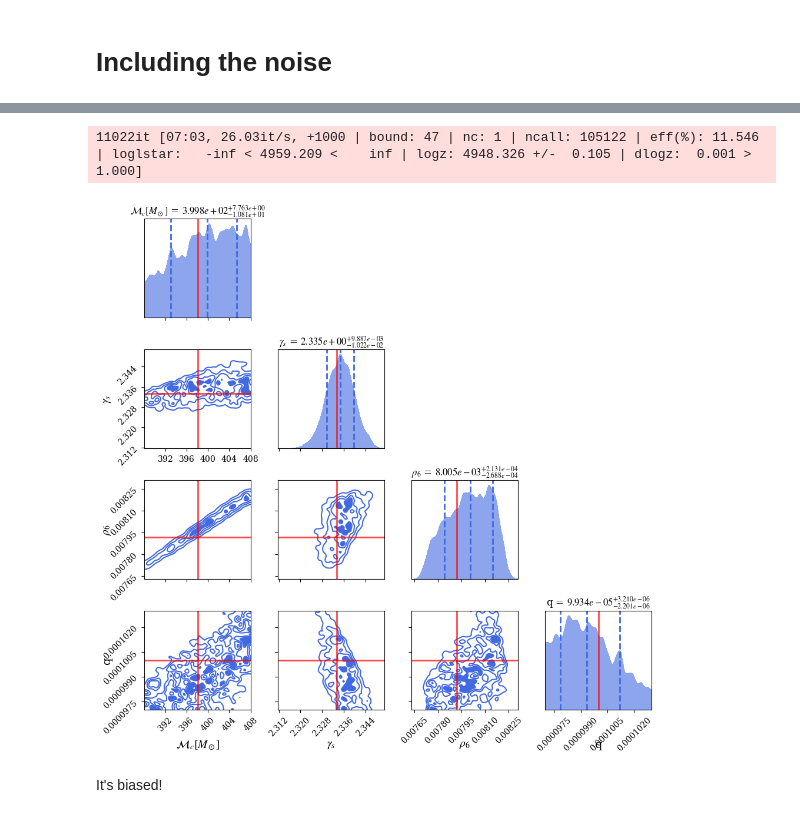
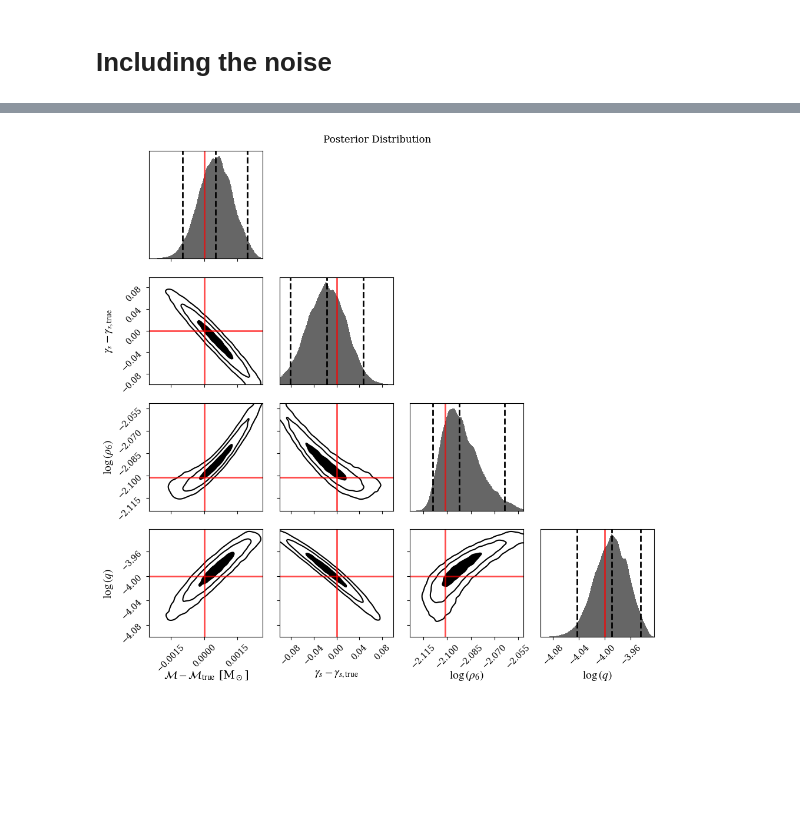
Before and after one commit to nicolegrillo/BinaryEvolution, a Jupyter notebook: stats_analysis/results/single_envs/DARK-MATTER-only.ipynb, the cells around one changed output, grey strips where cells are left out. Saved outputs shown, nothing was run; the diff lists cells and outputs as text; code cells hidden in the pictures; blank space fills up the shorter version.

```diff
--- a/stats_analysis/results/single_envs/DARK-MATTER-only.ipynb
+++ b/stats_analysis/results/single_envs/DARK-MATTER-only.ipynb
@@ -652,12 +380,0 @@ def noisy_get_ll_fft(x: np.ndarray) -> np.ndarray:
-# %%
-# Initialize the nested sampler
-# Use 500 - 2000 live points. You need a lot, otherwise you may miss the high-likelihood region!
-noisy_sampler = dynesty.NestedSampler(noisy_get_ll_fft, noisy_ptform, 4, nlive=1000, bound='single')
-
-# Run the nested sampling
-noisy_sampler.run_nested(dlogz=1)
-
-# Extract the results
-noisy_results = noisy_sampler.results
-# %% [output]
-11022it [07:03, 26.03it/s, +1000 | bound: 47 | nc: 1 | ncall: 105122 | eff(%): 11.546 | loglstar:   -inf < 4959.209 <    inf | logz: 4948.326 +/-  0.105 | dlogz:  0.001 >  1.000]
@@ -680,25 +381,20 @@ noisy_custom_results = CustomResults(noisy_transformed_samples, noisy_log_weight
-# %%
-labels = [r"$\mathcal{M}_c [M_\odot]$", r"$\gamma_s$", r"$\rho_6$", r"q"]
-
-# Plot using dyplot.cornerplot with custom results structure
-fig, axes = dyplot.cornerplot(
-    noisy_custom_results,
-    labels=labels,
-    show_titles=True,
-    title_fmt=".3e",
-    title_kwargs={"fontsize": 12},
-    quantiles=[0.16, 0.5, 0.84],
-    truths=[true_value[0]/MSUN, true_value[2], true_value[1], true_value[3]],
-    color='royalblue',
-    truth_color='red',
-)
-
-# Customize the x-axis tick labels to scientific notation
-axes[1, 0].xaxis.set_major_formatter(ScalarFormatter(useMathText=True))
-
-plt.tight_layout()
-plt.show()
-# %% [output]
-[figure, removed]
-# %% [markdown]
-It's biased!
+# %%
+with open('sampling-results/dm-results/sampling_results_dmN.pkl', 'rb') as f:
+    resultsN = pickle.load(f)
+# %%
+labels = [r"$\mathcal{M} - \mathcal{M}_\mathrm{true}$ [M$_\odot$]", r"$\gamma_s - \gamma_{s,\mathrm{true}}$", r"$\log{(\rho_6)}$", r"$\log{(q)}$"]
+quantiles_2d = [1 - np.exp(-(x ** 2) / 2) for x in [1, 2, 3]]
+
+fig, axes = dyplot.cornerplot(
+    resultsN,
+    labels=labels,
+    quantiles_2d=quantiles_2d,
+    truths=[0, 0, log_rho6_true, log_q_true],
+)
+
+fig.suptitle("Posterior Distribution")
+plt.tight_layout()
+plt.savefig('figures/DARKMATTER_noisy.png')
+plt.show()
+# %% [output]
+[figure, added]
```
Also changed, not shown: parts of 23 cells of this notebook, 13 other files.
